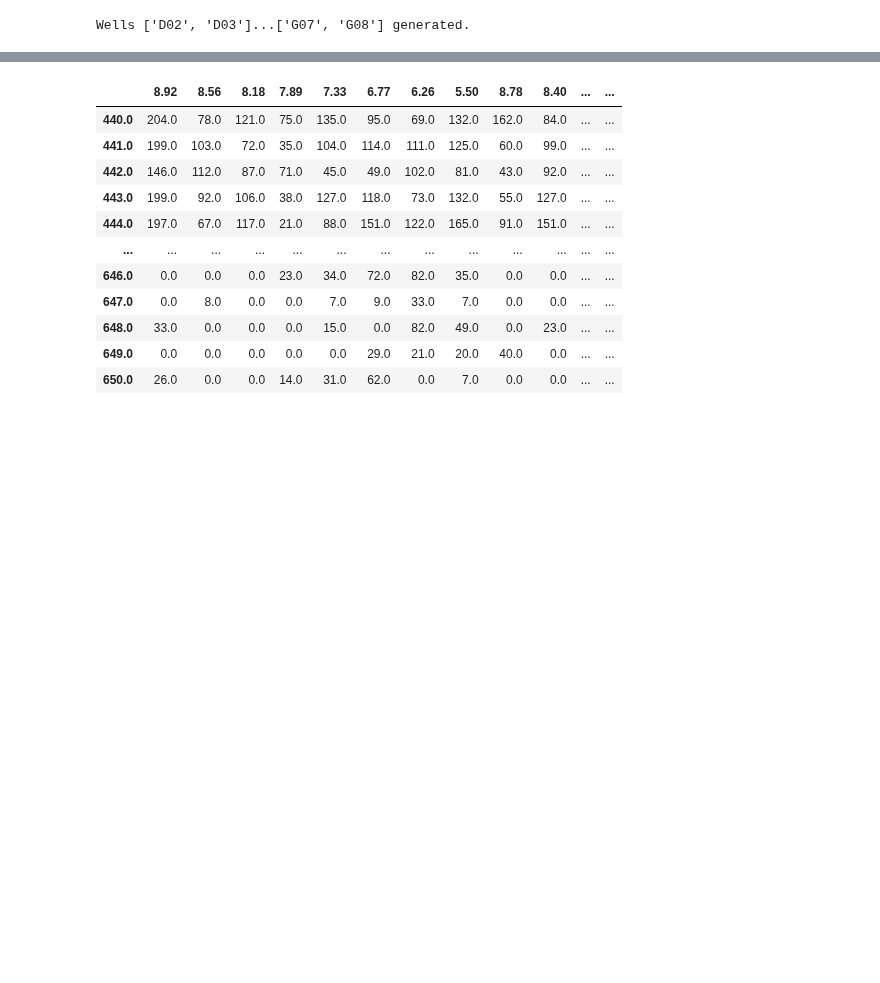
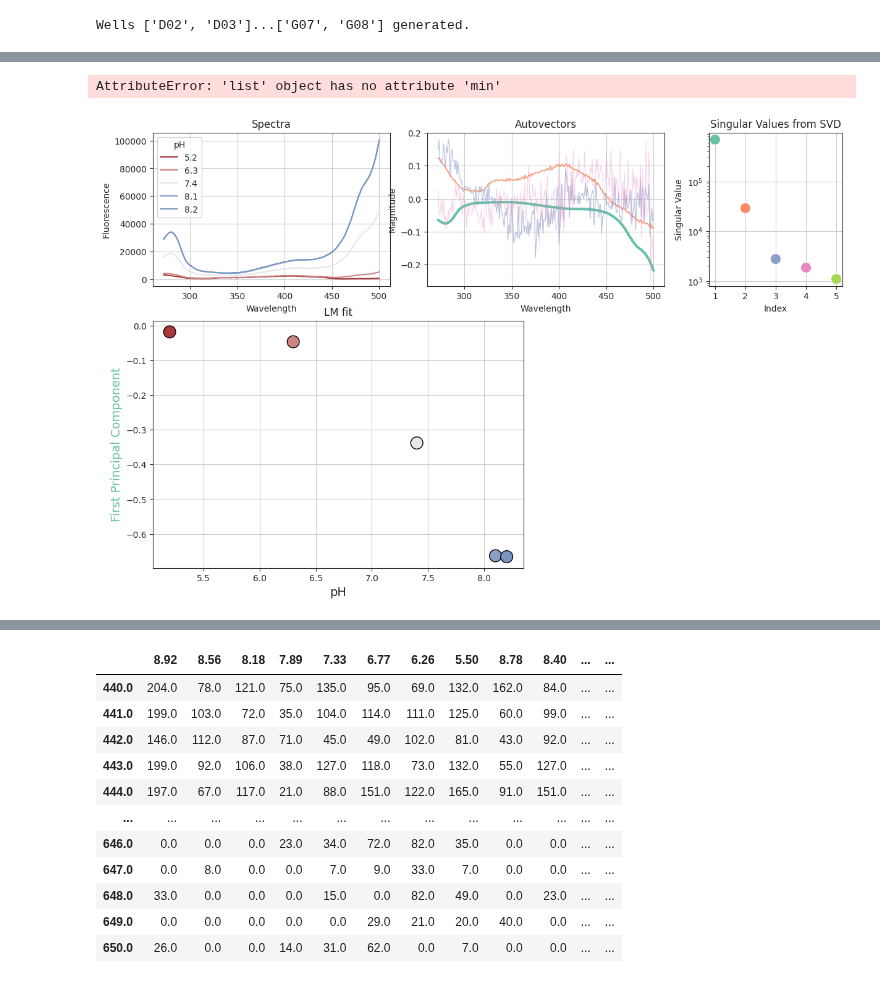
Before and after one commit to darosio/ClopHfit, a Jupyter notebook: docs/tutorials/prenspire.ipynb, the cells around one changed output, grey strips where cells are left out. Drawn from its saved outputs; the diff is of its cells as text; code cells hidden in the pictures; blank space fills up the shorter version.

Commit message:
feat: wip transferring into fitting.py

```diff
--- a/docs/tutorials/prenspire.ipynb
+++ b/docs/tutorials/prenspire.ipynb
@@ -238,0 +385,7 @@ Wells ['D02', 'D03']...['G07', 'G08'] generated.
+# %%
+from clophfit.binding.fitting import f_svd
+
+figure = f_svd(n1.titrations["H148G"][20.0]["Cl_0.0"]["A"], "pH")
+# %% [output]
+AttributeError: 'list' object has no attribute 'min'
+[figure, added]
```
Also changed, not shown: parts of 3 cells of this notebook, 1 other file.
